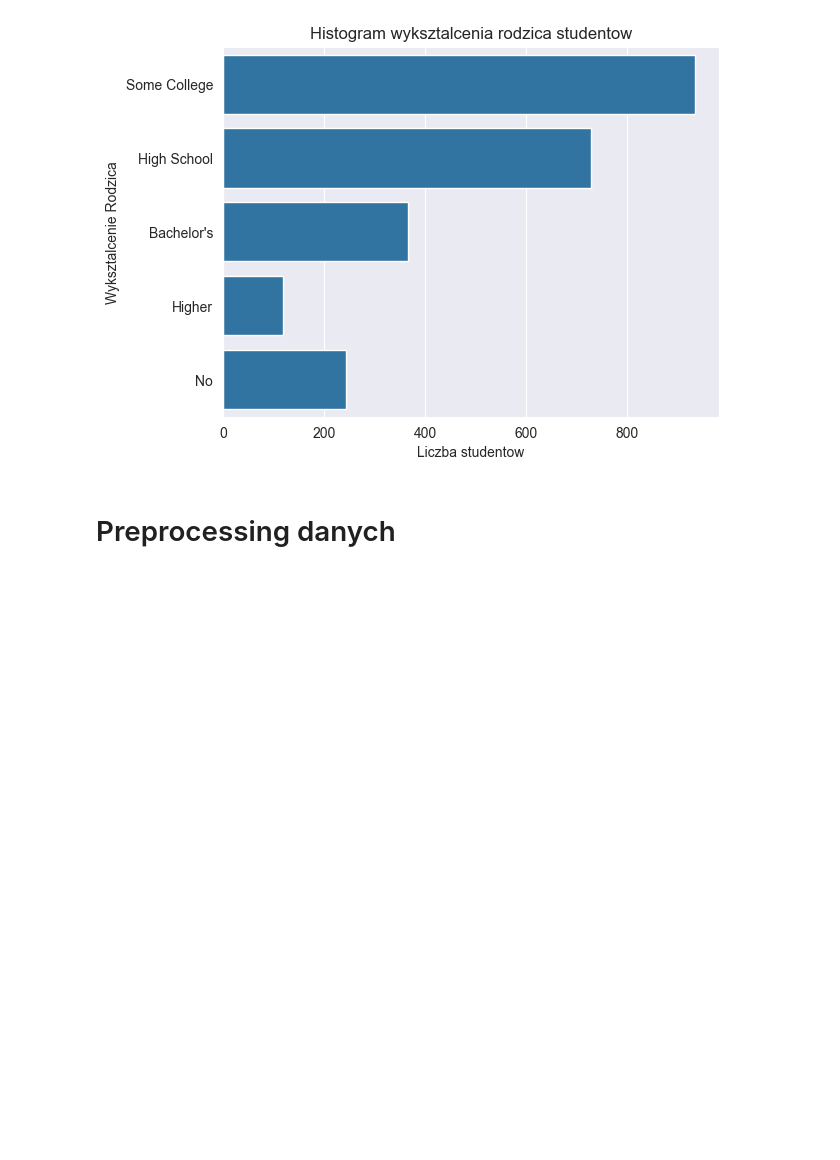
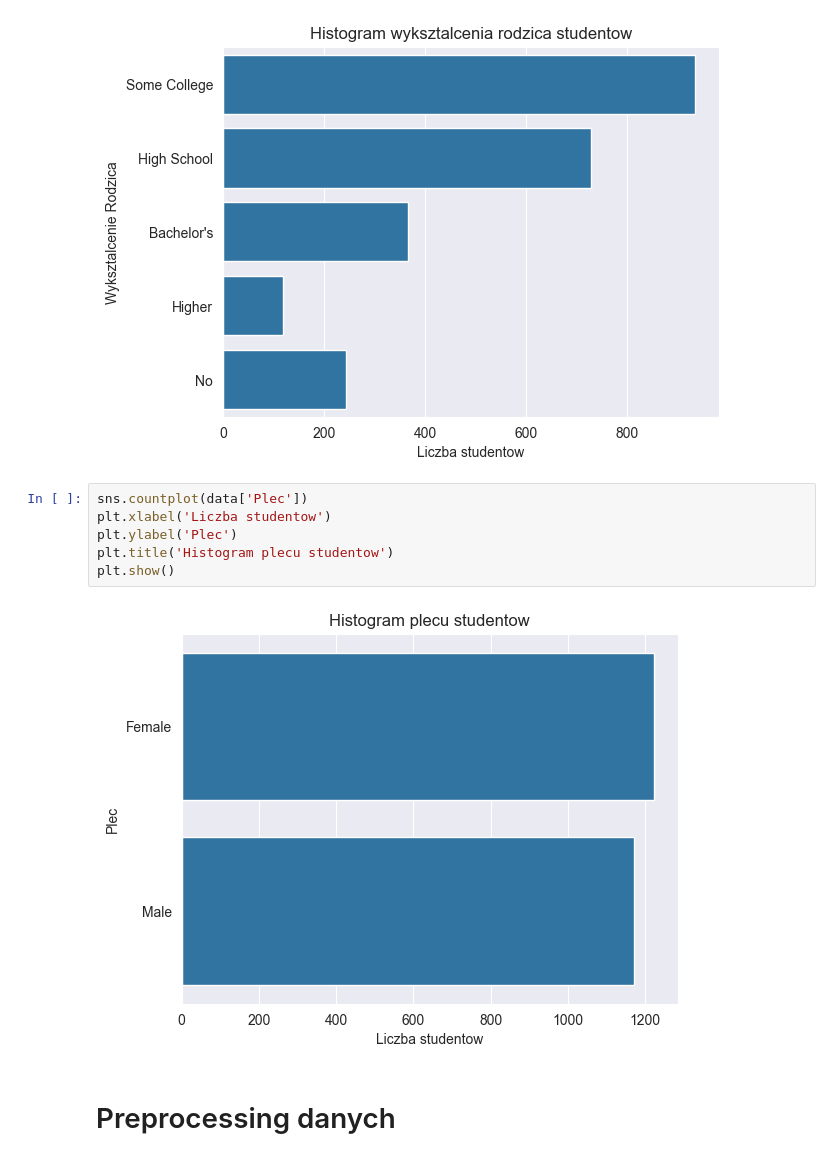
Before and after one commit to Polinez/MLClassProject, a Jupyter notebook: UM_Wandzel_Walus_Adamiak_Szymczyk.ipynb, the cells around one changed output. Saved outputs shown, nothing was run; the diff lists cells and outputs as text; blank space fills up the shorter version.

```diff
--- a/sample.ipynb
+++ b/UM_Wandzel_Walus_Adamiak_Szymczyk.ipynb
@@ -79,6 +97,14 @@ plt.title('Histogram wyksztalcenia rodzica studentow')
 plt.show()
 # %% [output]
 [figure]
+# %%
+sns.countplot(data['Plec'])
+plt.xlabel('Liczba studentow')
+plt.ylabel('Plec')
+plt.title('Histogram plecu studentow')
+plt.show()
+# %% [output]
+[figure, added]
 # %% [markdown]
 # Preprocessing danych
 # %% [markdown]
```
Also changed, not shown: parts of 36 cells of this notebook, 3 other files.
